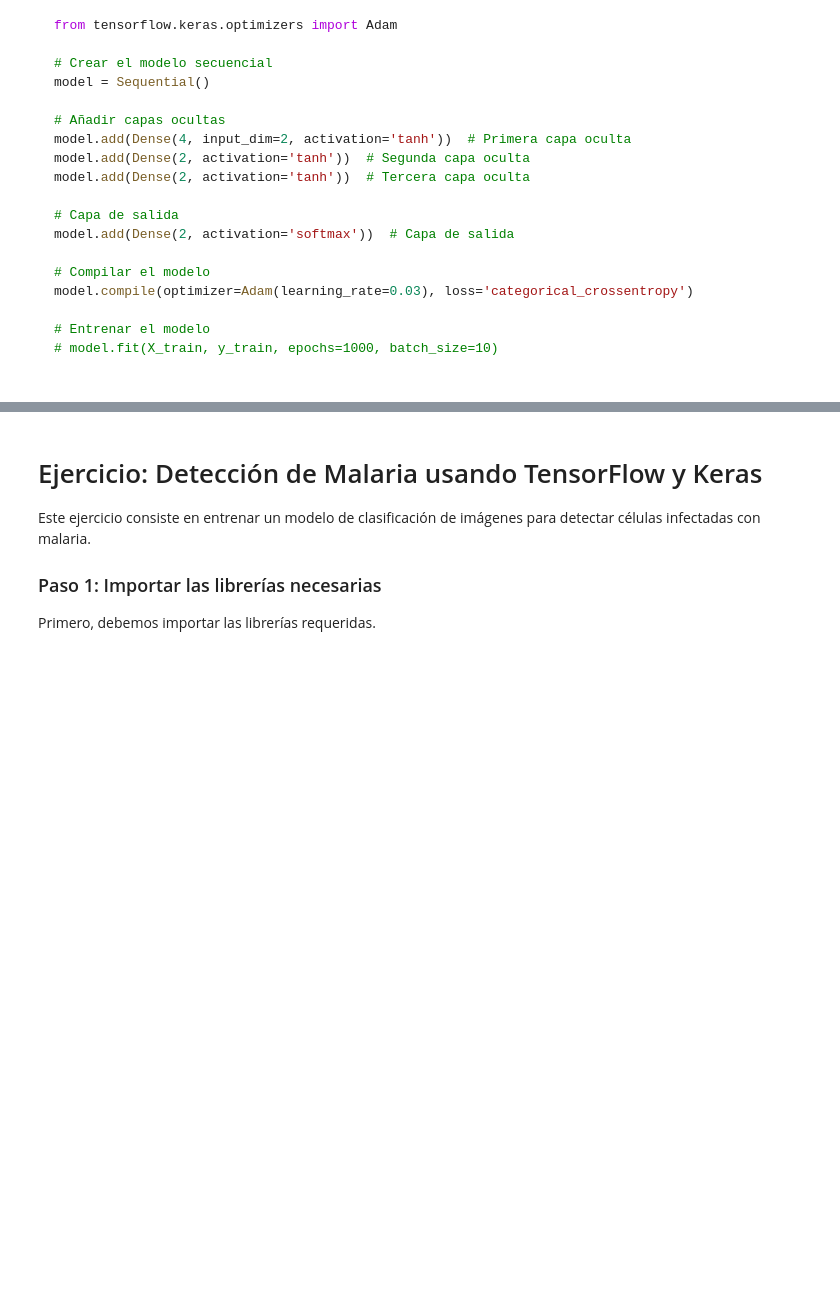
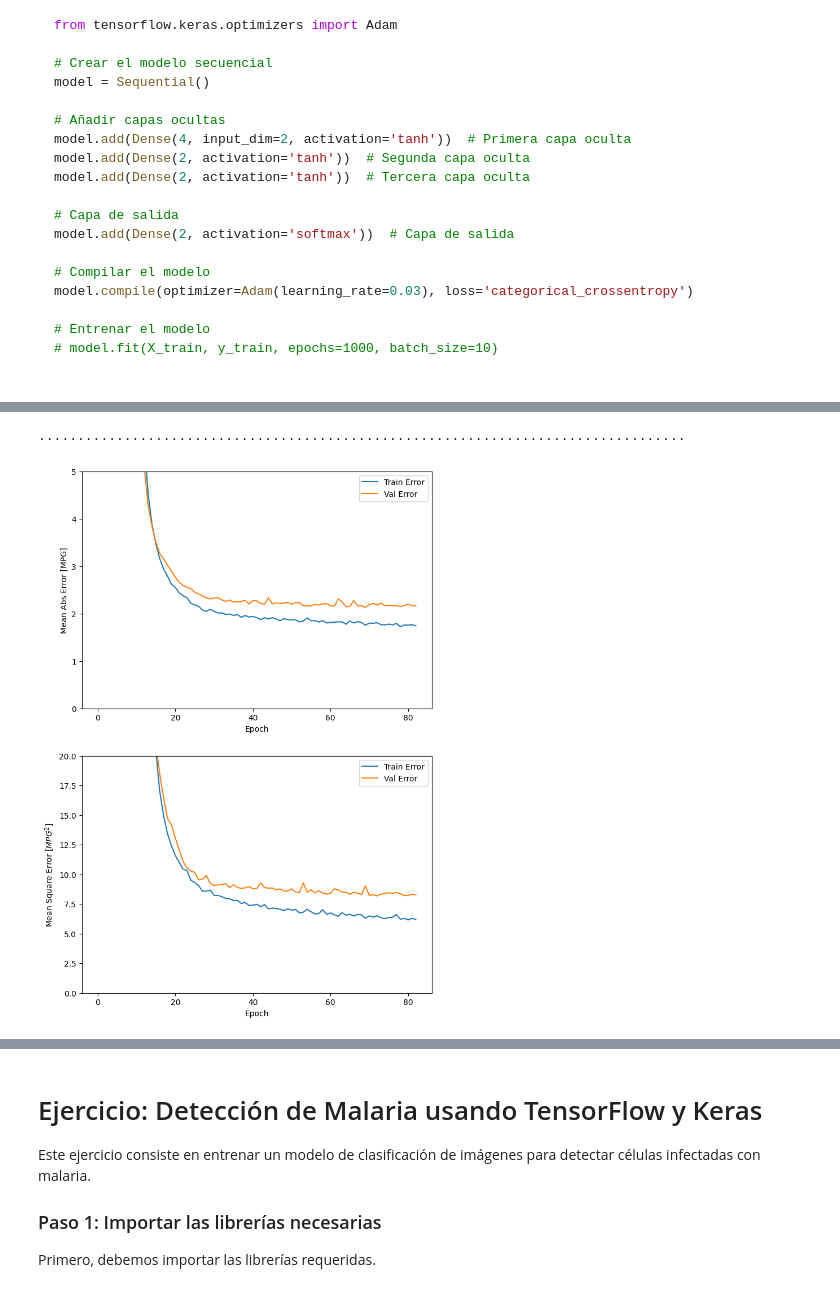
Before and after one commit to davidlealo/sic_ai_2024, a Jupyter notebook: 007_depp_learning/Clase27_SIC_AI_2024.ipynb, the cells around one changed output, grey strips where cells are left out. Drawn from its saved outputs; the diff is of its cells as text; code cells hidden in the pictures; blank space fills up the shorter version.

```diff
--- a/007_depp_learning/Clase27_SIC_AI_2024.ipynb
+++ b/007_depp_learning/Clase27_SIC_AI_2024.ipynb
@@ -73,0 +319,16 @@ model.compile(optimizer=Adam(learning_rate=0.03), loss='categorical_crossentropy
+# %%
+# By modifying the model.fit method, let trainig automatically stop when varification does not improve.
+# Use EarlyStopping callback to check the training process at every epoch.
+# Automatically stop training when there is no more improvement over the specified number of epochs.
+model = build_model()
+
+# The 'patience' parameter is the epoch number to be used for checkking improvement.
+early_stop = keras.callbacks.EarlyStopping(monitor='val_loss', patience=10)
+
+history = model.fit(normed_train_data, train_labels, epochs=EPOCHS,
+                    validation_split = 0.2, verbose=0, callbacks=[early_stop, PrintDot()])
+
+plot_history(history)
+# %% [output]
+...................................................................................
+[figure, added]
```
Also changed, not shown: parts of 32 cells of this notebook.
